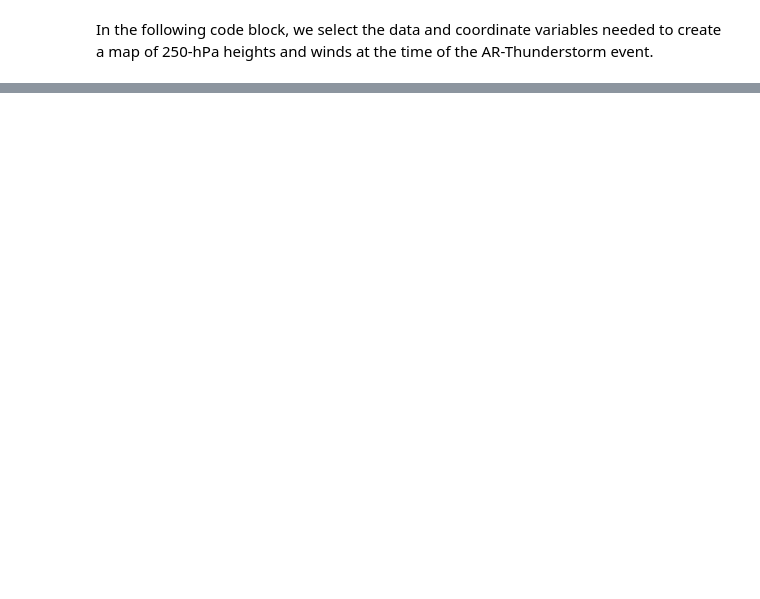
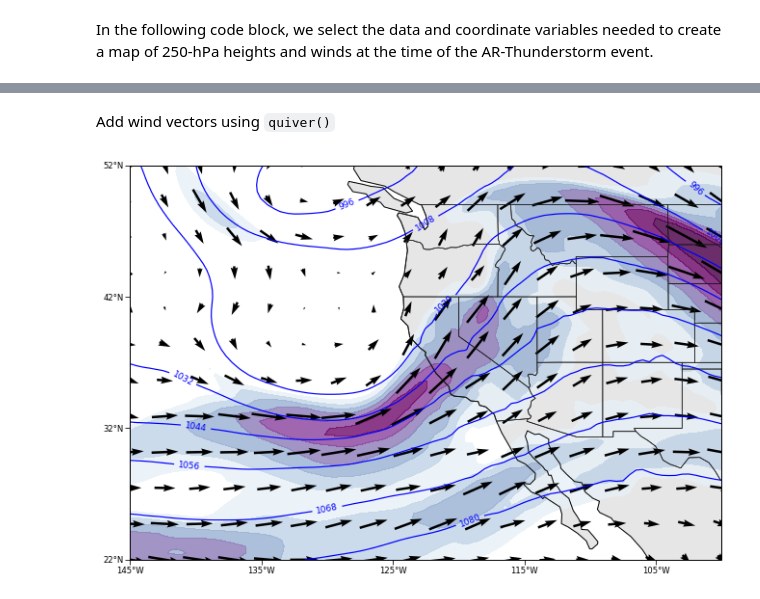
Before and after one commit to CLIVAC/pyclivac, a Jupyter notebook: examples/xarray_and_cartopy.ipynb, the cells around one changed output, grey strips where cells are left out. Drawn from its saved outputs; the diff is of its cells as text; code cells hidden in the pictures; blank space fills up the shorter version.

```diff
--- a/examples/xarray_and_cartopy.ipynb
+++ b/examples/xarray_and_cartopy.ipynb
@@ -298,0 +445,34 @@ plt.show()
+# %% [markdown]
+Add wind vectors using `quiver()`
+# %%
+# Draw basemap
+fig, ax = draw_basemap()
+
+# Geopotenital height lines
+clevs_hgts = np.arange(840,1280,12)
+cs = ax.contour(lons, lats, hgts/10., transform=datacrs,
+                levels=clevs_hgts,
+                colors='b',         # line color
+                linewidths=1.2)     # line thickness
+
+# Add labels to contour lines
+plt.clabel(cs, fmt='%d',fontsize=9, inline_spacing=5)
+
+# Wind speed - contour fill
+clevs_wspd = np.arange(70,131,10)
+cf = ax.contourf(lons, lats, wspd_kt, transform=datacrs,
+                 levels=clevs_wspd,
+                 cmap='BuPu',
+                 extend='max', # use if max data value
+                 alpha=0.8)   # transparency (0=transparent, 1=opaque)
+
+# Wind vectors
+ax.quiver(lons, lats, uwnd, vwnd, transform=datacrs,
+          color='k',
+          pivot='middle',
+          regrid_shape=12) # increasing regrid_shape increases the number/density of vectors
+
+# show
+plt.show()
+# %% [output]
+[figure, added]
```
Also changed, not shown: parts of 51 cells of this notebook, 2 other files.
